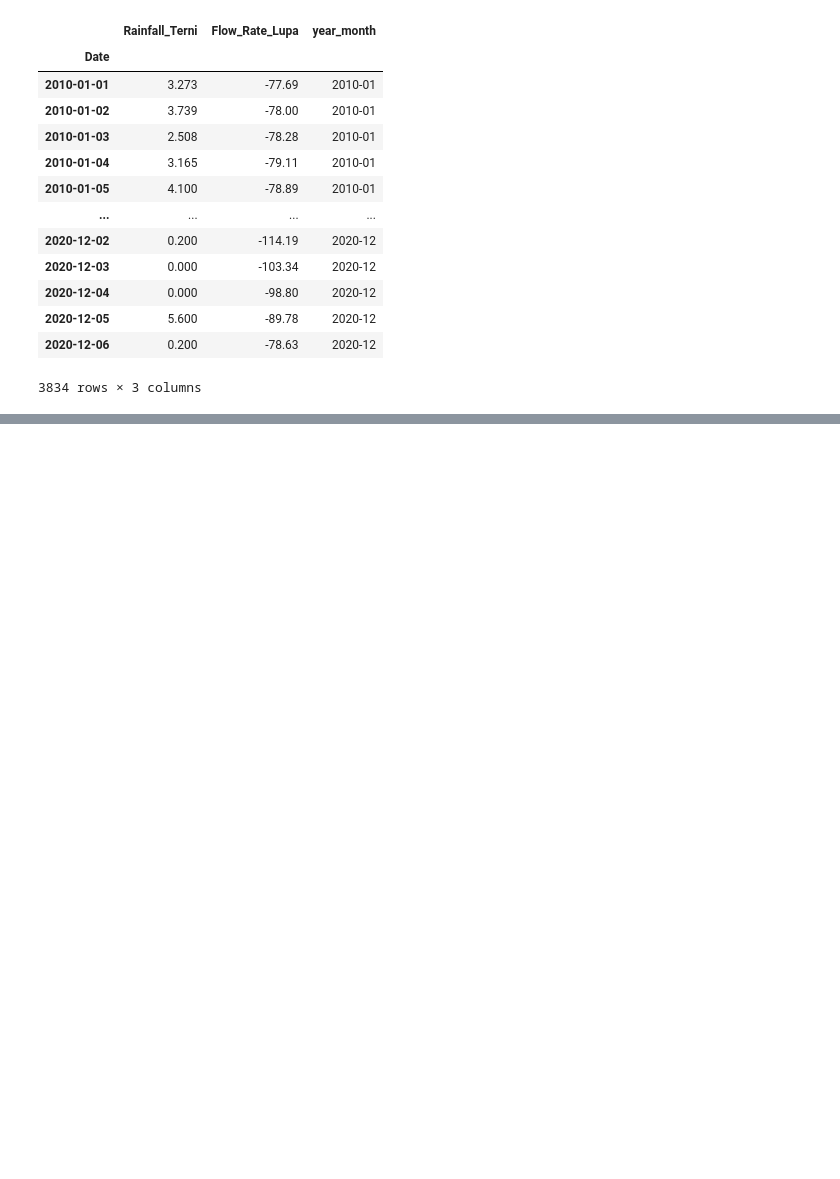
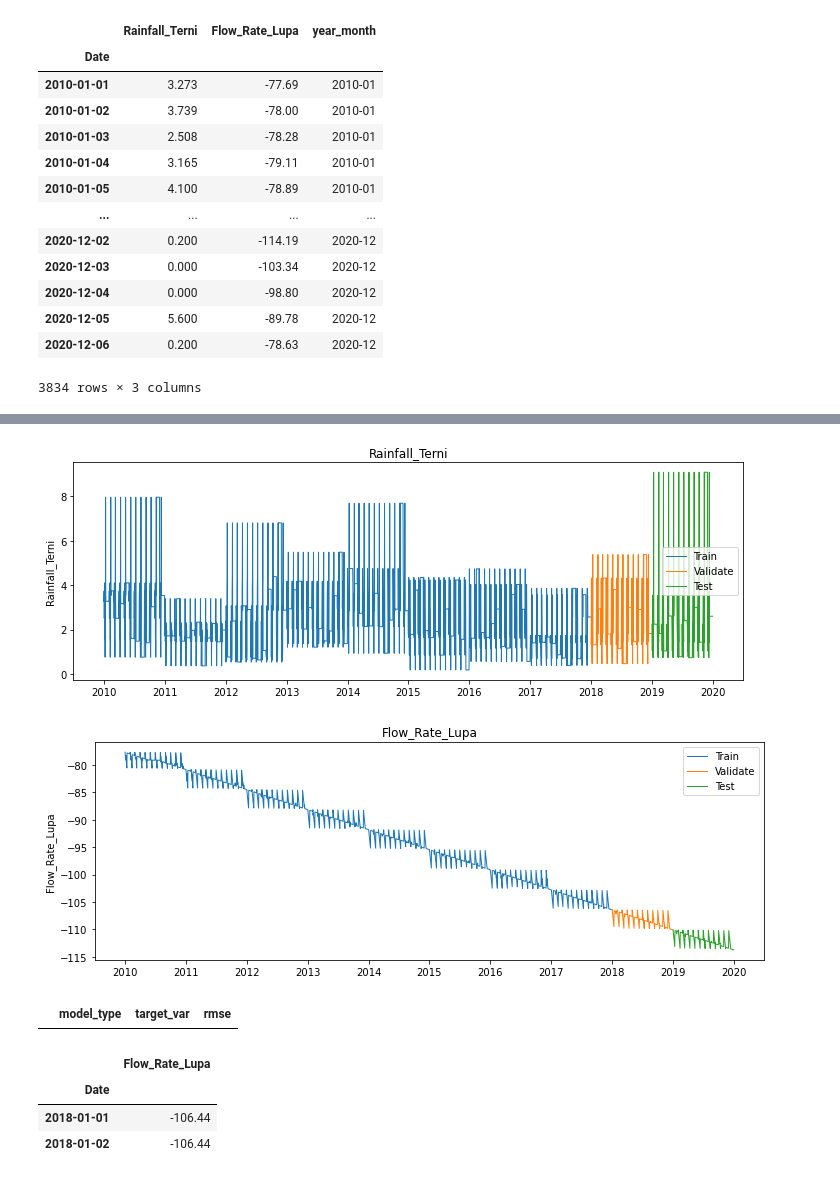
Before and after one commit to datastraine/kaggle, a Jupyter notebook: AceaSmart_Water_Analytics/acea-comp-explore.ipynb, the cells around one changed output, grey strips where cells are left out. Cells and saved outputs as stored; diff of their text form; code cells hidden in the pictures; blank space fills up the shorter version.

```diff
--- a/AceaSmart_Water_Analytics/acea-comp-explore.ipynb
+++ b/AceaSmart_Water_Analytics/acea-comp-explore.ipynb
@@ -181,0 +216,67 @@ Water_Spring_Lupa
+# %%
+# In order to deal with the odd year out of the data, I'm going to simply remove the year 2020 from the data as well for the time being
+Lupa_Cleaned = Water_Spring_Lupa[Water_Spring_Lupa['year_month'] < '2020-01']
+Lupa_Cleaned['year'] = Lupa_Cleaned.index.strftime('%Y').astype('int')
+
+
+train = Lupa_Cleaned[Lupa_Cleaned['year'] < 2018]
+validate = Lupa_Cleaned[(Lupa_Cleaned['year'] == 2018)]
+test = Lupa_Cleaned[Lupa_Cleaned['year'] == 2019]
+
+columns = ['Rainfall_Terni', 'Flow_Rate_Lupa']
+
+for col in columns:
+    plt.figure(figsize=(12,4))
+    plt.plot(train[col], label = 'Train', linewidth = 1)
+    plt.plot(validate[col], label = 'Validate', linewidth = 1)
+    plt.plot(test[col], label = 'Test', linewidth = 1)
+    plt.ylabel(col)
+    plt.title(col)
+    plt.legend()
+    plt.show()
+# %% [output]
+[figure, added]
+[figure, added]
+# %%
+# evaluation function to compute rmse
+
+def evaluate(target_var):
+    rmse = round(sqrt(mean_squared_error(validate[target_var], yhat_df[target_var])), 0)
+    return rmse
+
+# plot and evaluate
+def plot_and_eval(target_var):
+    plt.figure(figsize = (12,4))
+    plt.plot(train[target_var], label = 'Train', linewidth = 1)
+    plt.plot(validate[target_var], label = 'Validate', linewidth = 1)
+    plt.plot(yhat_df[target_var])
+    plt.title(target_var)
+    rmse = evaluate(target_var)
+    print(target_var, '-- RMSE: {:.0f}'.format(rmse))
+    plt.show()
+
+# Create the empty dataframe
+eval_df = pd.DataFrame(columns=['model_type', 'target_var', 'rmse'])
+
+# function to store rmse for comparison purposes
+def append_eval_df(model_type, target_var):
+    rmse = evaluate(target_var)
+    d = {'model_type': [model_type], 'target_var': [target_var], 'rmse': [rmse]}
+    d = pd.DataFrame(d)
+    return eval_df.append(d, ignore_index = True)
+
+eval_df
+# %% [output]
+|  | model_type | target_var | rmse |
+# %%
+flow = train['Flow_Rate_Lupa'][-1:][0]
+
+yhat_df = pd.DataFrame({'Flow_Rate_Lupa': [flow]},
+                       index = validate.index)
+
+yhat_df.head(2)
+# %% [output]
+|  | Flow_Rate_Lupa |
+| Date |  |
+| 2018-01-01 | -106.44 |
+| 2018-01-02 | -106.44 |
```
Also changed, not shown: parts of 17 cells of this notebook.
